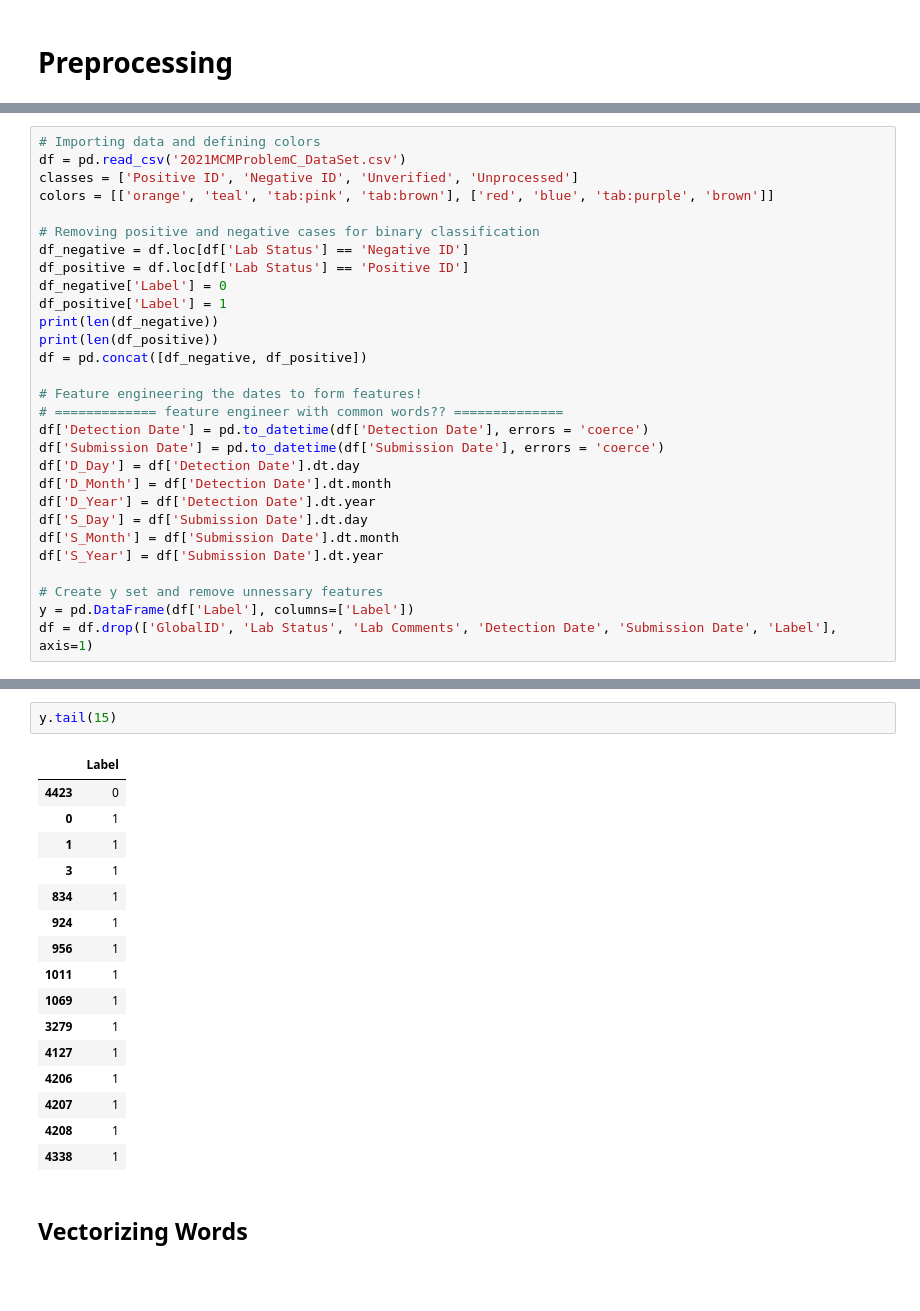
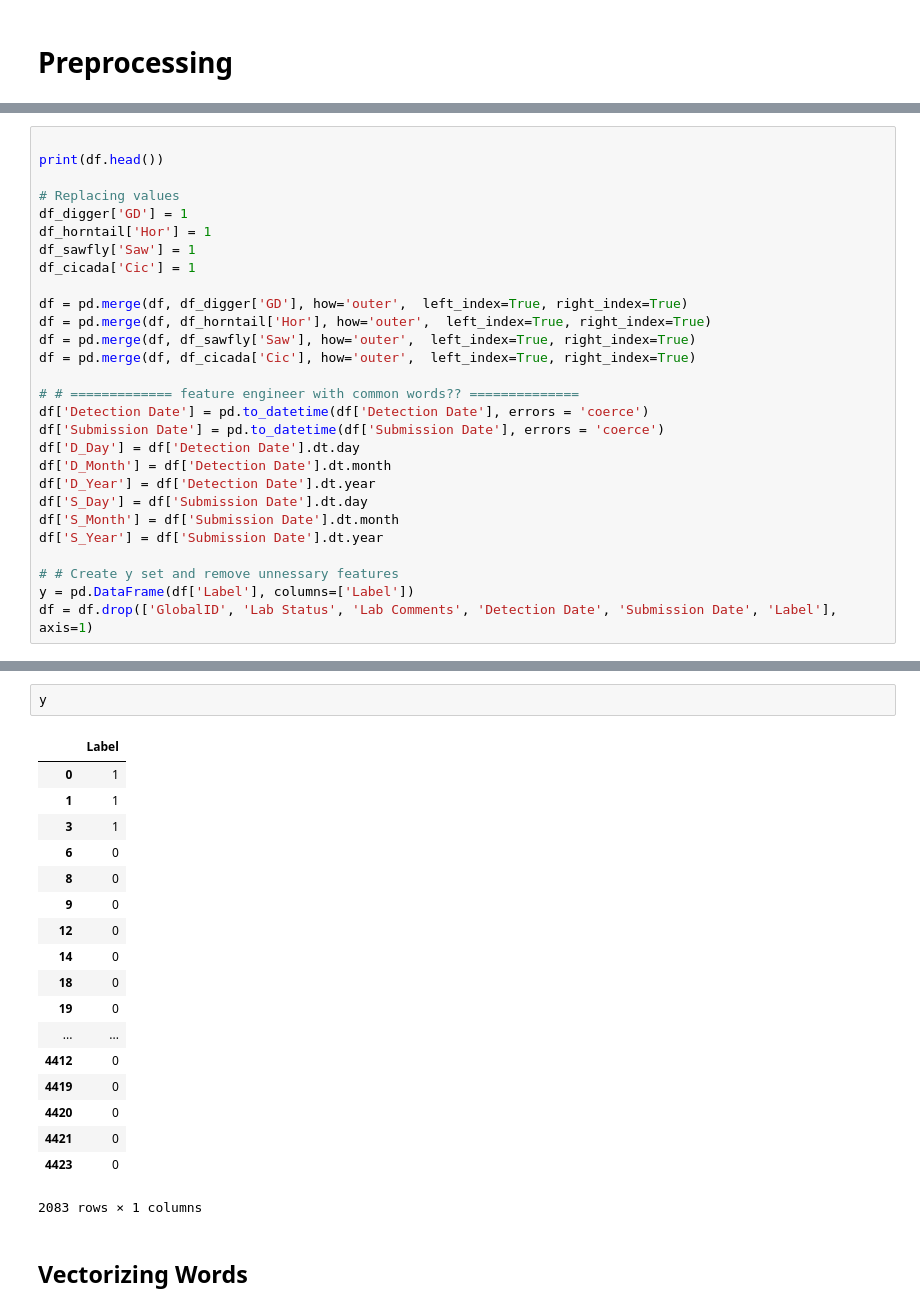
Before and after one commit to brfi3983/MCM2021, a Jupyter notebook: pos_prediction.ipynb, the cells around one changed output, grey strips where cells are left out. Cells and saved outputs as stored; diff of their text form; blank space fills up the shorter version.

```diff
--- a/pos_prediction.ipynb
+++ b/pos_prediction.ipynb
@@ -22,20 +47,19 @@ plt.style.use('ggplot')
 # %%
-# Importing data and defining colors
-df = pd.read_csv('2021MCMProblemC_DataSet.csv')
-classes = ['Positive ID', 'Negative ID', 'Unverified', 'Unprocessed']
-colors = [['orange', 'teal', 'tab:pink', 'tab:brown'], ['red', 'blue', 'tab:purple', 'brown']]
 
-# Removing positive and negative cases for binary classification
-df_negative = df.loc[df['Lab Status'] == 'Negative ID']
-df_positive = df.loc[df['Lab Status'] == 'Positive ID']
-df_negative['Label'] = 0
-df_positive['Label'] = 1
-print(len(df_negative))
-print(len(df_positive))
-df = pd.concat([df_negative, df_positive])
+print(df.head())
 
-# Feature engineering the dates to form features!
-# ============= feature engineer with common words?? ==============
+# Replacing values
+df_digger['GD'] = 1
+df_horntail['Hor'] = 1
+df_sawfly['Saw'] = 1
+df_cicada['Cic'] = 1
+
+df = pd.merge(df, df_digger['GD'], how='outer',  left_index=True, right_index=True)
+df = pd.merge(df, df_horntail['Hor'], how='outer',  left_index=True, right_index=True)
+df = pd.merge(df, df_sawfly['Saw'], how='outer',  left_index=True, right_index=True)
+df = pd.merge(df, df_cicada['Cic'], how='outer',  left_index=True, right_index=True)
+
+# # ============= feature engineer with common words?? ==============
 df['Detection Date'] = pd.to_datetime(df['Detection Date'], errors = 'coerce')
 df['Submission Date'] = pd.to_datetime(df['Submission Date'], errors = 'coerce')
 df['D_Day'] = df['Detection Date'].dt.day
@@ -45,7 +69,7 @@ df['S_Day'] = df['Submission Date'].dt.day
 df['S_Month'] = df['Submission Date'].dt.month
 df['S_Year'] = df['Submission Date'].dt.year
 
-# Create y set and remove unnessary features
+# # Create y set and remove unnessary features
 y = pd.DataFrame(df['Label'], columns=['Label'])
 df = df.drop(['GlobalID', 'Lab Status', 'Lab Comments', 'Detection Date', 'Submission Date', 'Label'], axis=1)
 # %% [output]
@@ -54,22 +103,24 @@ df = df.drop(['GlobalID', 'Lab Status', 'Lab Comments', 'Detection Date', 'Submi
 # %%
-y.tail(15)
+y
 # %% [output]
 |  | Label |
-| 4423 | 0 |
 | 0 | 1 |
 | 1 | 1 |
 | 3 | 1 |
-| 834 | 1 |
-| 924 | 1 |
-| 956 | 1 |
-| 1011 | 1 |
-| 1069 | 1 |
-| 3279 | 1 |
-| 4127 | 1 |
-| 4206 | 1 |
-| 4207 | 1 |
-| 4208 | 1 |
-| 4338 | 1 |
+| 6 | 0 |
+| 8 | 0 |
+| 9 | 0 |
+| 12 | 0 |
+| 14 | 0 |
+| 18 | 0 |
+| 19 | 0 |
+| ... | ... |
+| 4412 | 0 |
+| 4419 | 0 |
+| 4420 | 0 |
+| 4421 | 0 |
+| 4423 | 0 |
+2083 rows × 1 columns
 # %% [markdown]
 ## Vectorizing Words
 # %%
```
Also changed, not shown: parts of 15 cells of this notebook, 19 other files.
